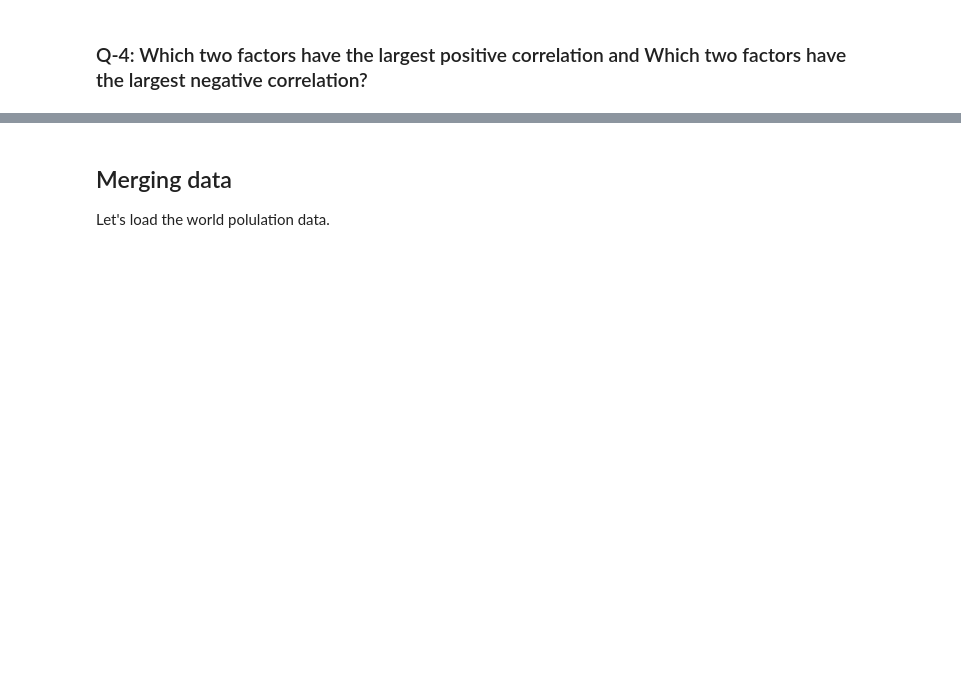
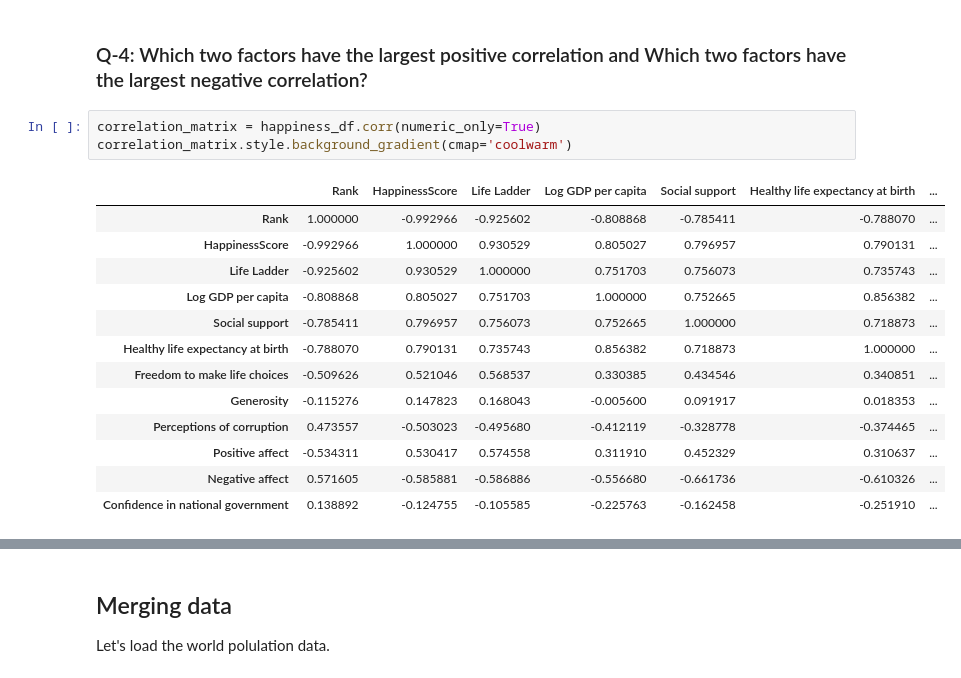
Before and after one commit to OpenCV13/dm, a Jupyter notebook: module_3.ipynb, the cells around one changed output, grey strips where cells are left out. Cells and saved outputs as stored; diff of their text form; blank space fills up the shorter version.

```diff
--- a/module_3.ipynb
+++ b/module_3.ipynb
@@ -303,3 +303,20 @@ Your solution should only show these statistics for happiness scores.
 This will be very easy wiht grouping function, but you can still do it without it
 # %% [markdown]
 ### Q-4: Which two factors have the largest positive correlation and Which two factors have the largest negative correlation?
+# %%
+correlation_matrix = happiness_df.corr(numeric_only=True)
+correlation_matrix.style.background_gradient(cmap='coolwarm')
+# %% [output]
+|  | Rank | HappinessScore | Life Ladder | Log GDP per capita | Social support | Healthy life expectancy at birth | ... |
+| Rank | 1.000000 | -0.992966 | -0.925602 | -0.808868 | -0.785411 | -0.788070 | ... |
+| HappinessScore | -0.992966 | 1.000000 | 0.930529 | 0.805027 | 0.796957 | 0.790131 | ... |
+| Life Ladder | -0.925602 | 0.930529 | 1.000000 | 0.751703 | 0.756073 | 0.735743 | ... |
+| Log GDP per capita | -0.808868 | 0.805027 | 0.751703 | 1.000000 | 0.752665 | 0.856382 | ... |
+| Social support | -0.785411 | 0.796957 | 0.756073 | 0.752665 | 1.000000 | 0.718873 | ... |
+| Healthy life expectancy at birth | -0.788070 | 0.790131 | 0.735743 | 0.856382 | 0.718873 | 1.000000 | ... |
+| Freedom to make life choices | -0.509626 | 0.521046 | 0.568537 | 0.330385 | 0.434546 | 0.340851 | ... |
+| Generosity | -0.115276 | 0.147823 | 0.168043 | -0.005600 | 0.091917 | 0.018353 | ... |
+| Perceptions of corruption | 0.473557 | -0.503023 | -0.495680 | -0.412119 | -0.328778 | -0.374465 | ... |
+| Positive affect | -0.534311 | 0.530417 | 0.574558 | 0.311910 | 0.452329 | 0.310637 | ... |
+| Negative affect | 0.571605 | -0.585881 | -0.586886 | -0.556680 | -0.661736 | -0.610326 | ... |
+| Confidence in national government | 0.138892 | -0.124755 | -0.105585 | -0.225763 | -0.162458 | -0.251910 | ... |
```
Also changed, not shown: parts of 3 cells of this notebook.
